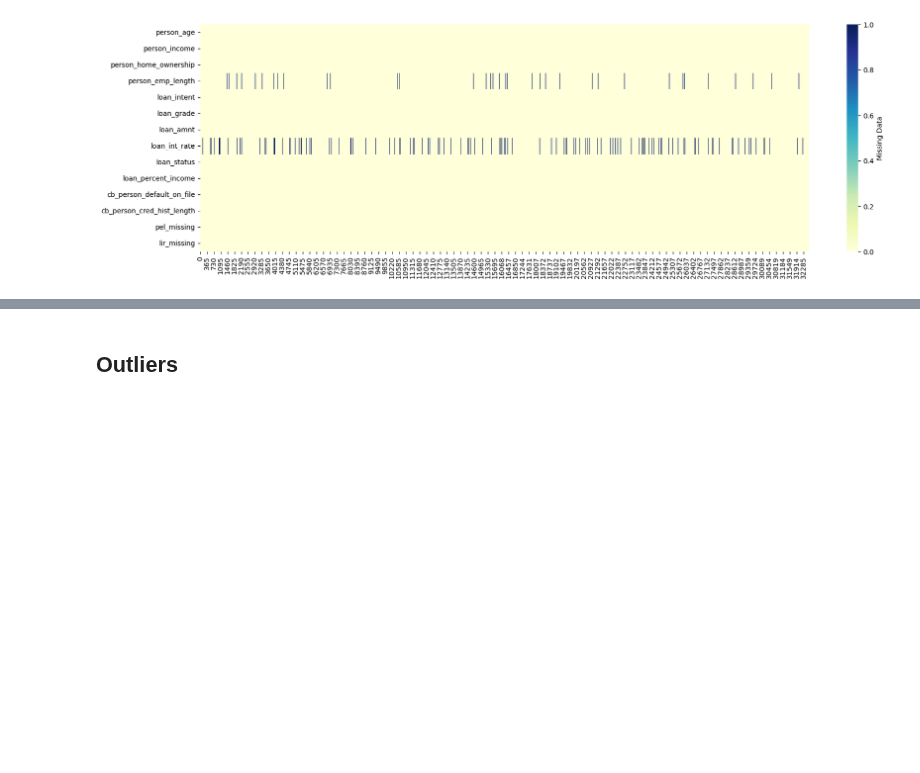
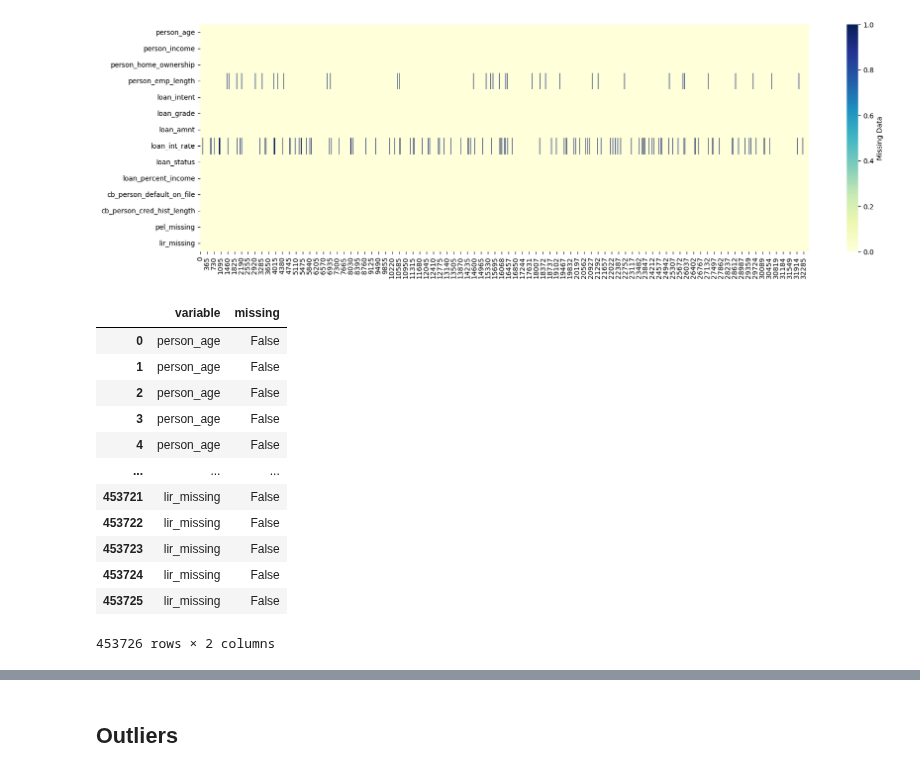
Before and after one commit to BillyBrothers/credit-risk-modeling, a Jupyter notebook: notebooks/preprocessing.ipynb, the cells around one changed output, grey strips where cells are left out. Drawn from its saved outputs; the diff is of its cells as text; code cells hidden in the pictures; blank space fills up the shorter version.

```diff
--- a/notebooks/preprocessing.ipynb
+++ b/notebooks/preprocessing.ipynb
@@ -530,3 +530,19 @@ sns.heatmap(
 # %% [output]
 <Axes: >
 [figure]
+# %%
+credit_risk_dataset.isna().melt(value_name='missing')
+# %% [output]
+|  | variable | missing |
+| 0 | person_age | False |
+| 1 | person_age | False |
+| 2 | person_age | False |
+| 3 | person_age | False |
+| 4 | person_age | False |
+| ... | ... | ... |
+| 453721 | lir_missing | False |
+| 453722 | lir_missing | False |
+| 453723 | lir_missing | False |
+| 453724 | lir_missing | False |
+| 453725 | lir_missing | False |
+453726 rows × 2 columns
```
Also changed, not shown: parts of 1 cell of this notebook.
